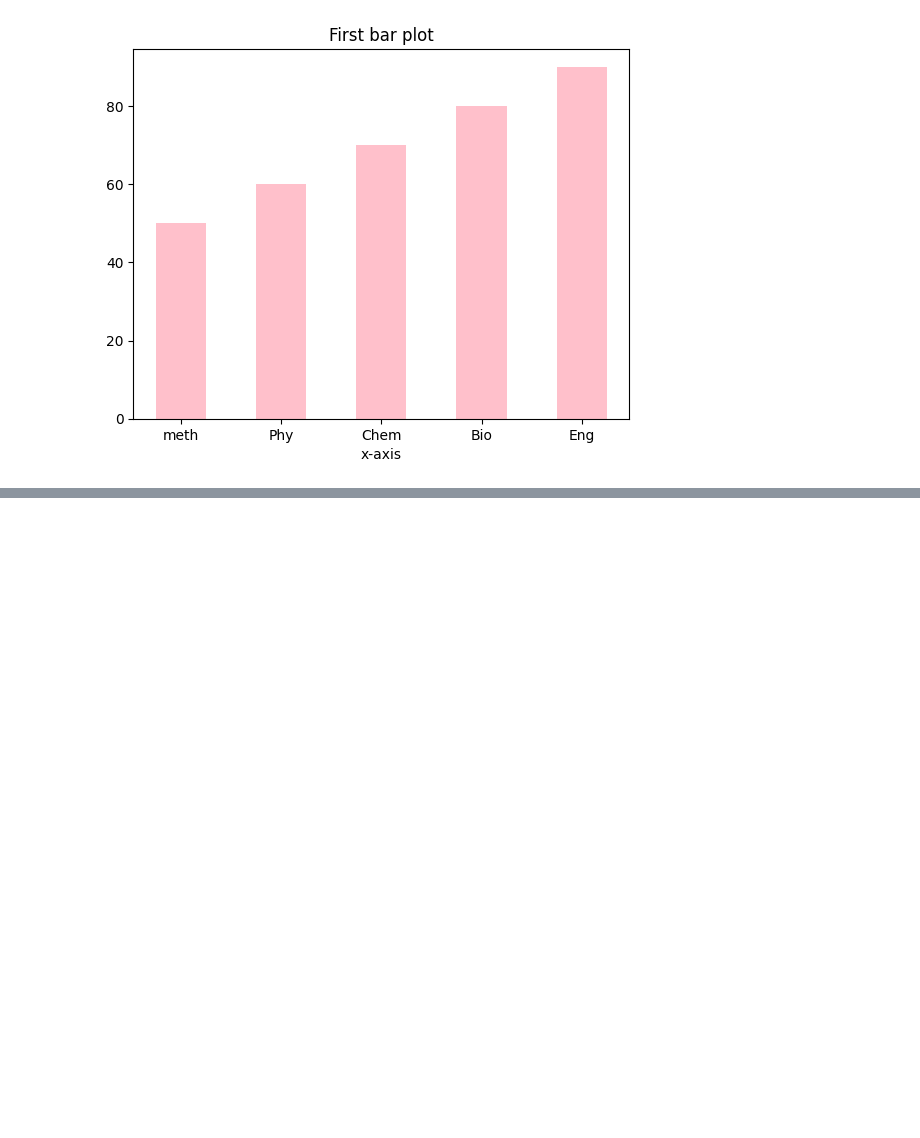
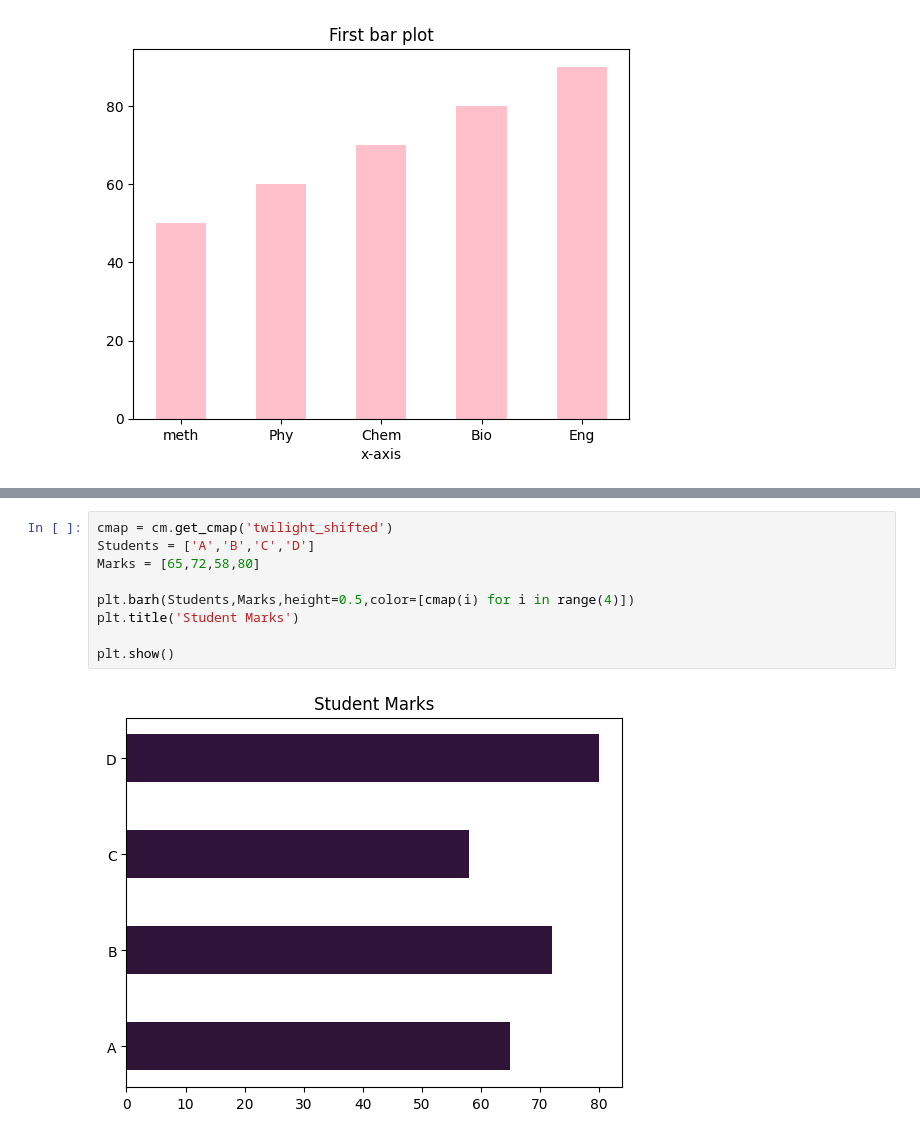
Before and after one commit to Showmemypath/Visualizations-Matplotlib-and-Seaborn, a Jupyter notebook: exercises/exercise1.ipynb, the cells around one changed output, grey strips where cells are left out. Saved outputs shown, nothing was run; the diff lists cells and outputs as text; blank space fills up the shorter version.

```diff
--- a/exercises/exercise1.ipynb
+++ b/exercises/exercise1.ipynb
@@ -83,0 +108,11 @@ plt.show()
+# %%
+cmap = cm.get_cmap('twilight_shifted')
+Students = ['A','B','C','D']
+Marks = [65,72,58,80]
+
+plt.barh(Students,Marks,height=0.5,color=[cmap(i) for i in range(4)])
+plt.title('Student Marks')
+
+plt.show()
+# %% [output]
+[figure, added]
```
Also changed, not shown: parts of 7 cells of this notebook.
